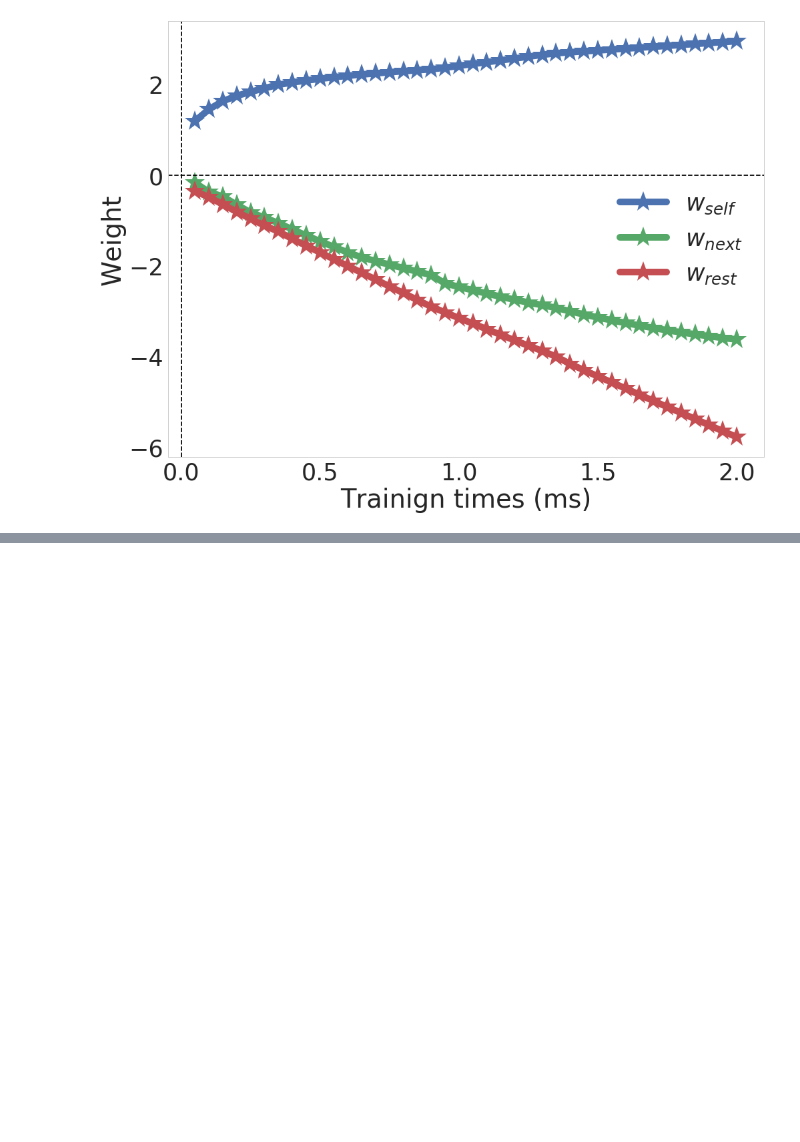
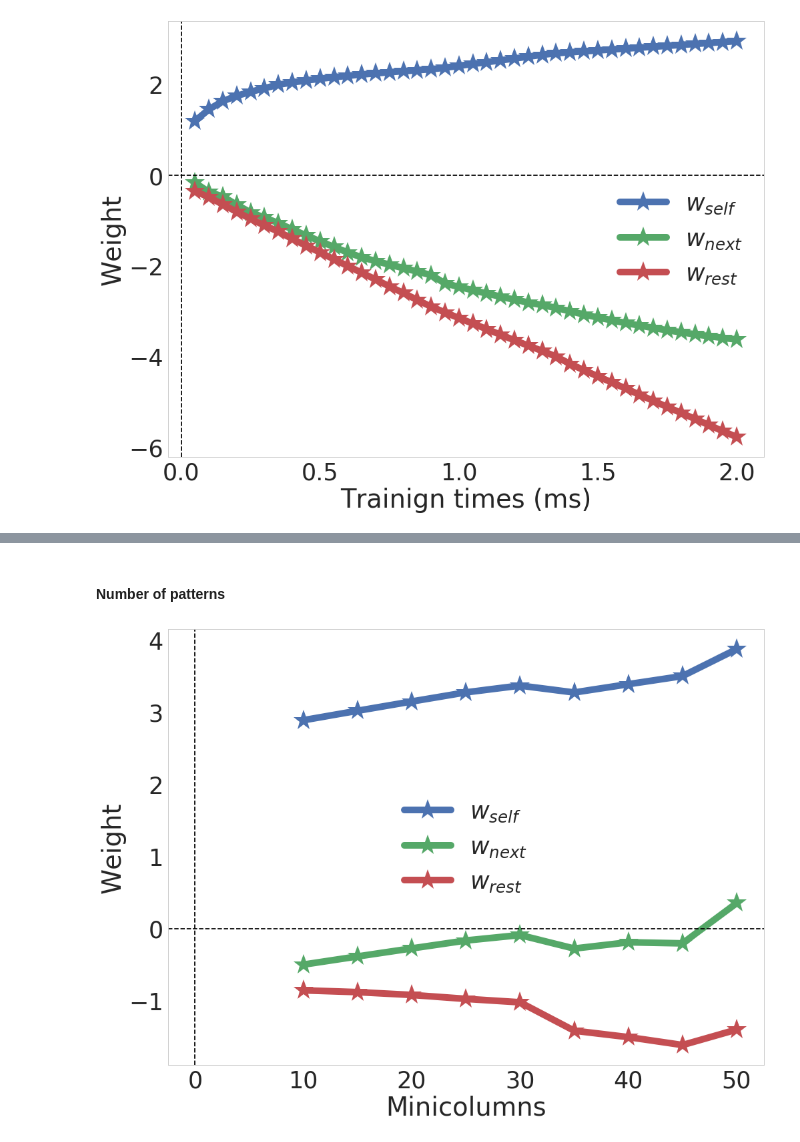
Before and after one commit to h-mayorquin/BCPNN_sequences, a Jupyter notebook: jupyter/2018-02-13(BCPNN perfect - theory I, learning properties).ipynb, the cells around one changed output, grey strips where cells are left out. Saved outputs shown, nothing was run; the diff lists cells and outputs as text; code cells hidden in the pictures; blank space fills up the shorter version.

```diff
--- a/jupyter/2018-02-13(BCPNN perfect - theory I, learning properties).ipynb
+++ b/jupyter/2018-02-13(BCPNN perfect - theory I, learning properties).ipynb
@@ -201,0 +300,49 @@ ax1.legend();
+# %% [markdown]
+#### Number of patterns
+# %%
+n_patterns_vector = np.arange(10, 55, 5, dtype='int')
+w_self_vector_patterns = np.zeros_like(n_patterns_vector, dtype='float')
+w_next_vector_patterns = np.zeros_like(n_patterns_vector, dtype='float')
+w_rest_vector_patterns = np.zeros_like(n_patterns_vector, dtype='float')
+
+for index, n_patterns_ in enumerate(n_patterns_vector):
+
+    # Build the network
+    nn = BCPNNPefect(hypercolumns, n_patterns_vector[-1], g_w_ampa=g_w_ampa, g_w=g_w, g_a=g_a, tau_a=tau_a,
+                     sigma=sigma, G=G,
+                    z_transfer=False, diagonal_zero=False, strict_maximum=True, perfect=True)
+
+    # Build the manager
+    manager = NetworkManager(nn=nn, dt=dt, values_to_save=values_to_save)
+
+    # Build the protocol for training
+    protocol = Protocol()
+    patterns_indexes = [i for i in range(n_patterns_)]
+    protocol.simple_protocol(patterns_indexes, training_time=training_time, inter_pulse_interval=inter_pulse_interval,
+                             inter_sequence_interval=inter_sequence_interval, epochs=epochs)
+
+    # Train
+    epoch_history = manager.run_network_protocol(protocol=protocol, verbose=False)
+
+    w_self, w_next, w_rest = get_weights(manager, from_pattern, to_pattern)
+    w_self_vector_patterns[index] = w_self
+    w_next_vector_patterns[index] = w_next
+    w_rest_vector_patterns[index] = w_rest
+# %%
+fig4 = plt.figure(figsize=(16, 12))
+ax4 = fig4.add_subplot(111)
+ax4.plot(n_patterns_vector, w_self_vector_patterns, '*-', lw=linewidth, markersize=markersize, label=r'$w_{self}$')
+ax4.plot(n_patterns_vector, w_next_vector_patterns, '*-', lw=linewidth, markersize=markersize, label=r'$w_{next}$')
+ax4.plot(n_patterns_vector, w_rest_vector_patterns, '*-', lw=linewidth, markersize=markersize, label=r'$w_{rest}$')
+
+
+ax4.set_xlabel('Minicolumns')
+ax4.set_ylabel('Weight')
+
+ax4.axhline(0, ls='--', color='black')
+ax4.axvline(0, ls='--', color='black')
+
+
+ax4.legend();
+# %% [output]
+[figure, added]
```
Also changed, not shown: parts of 7 cells of this notebook, 8 other files.
